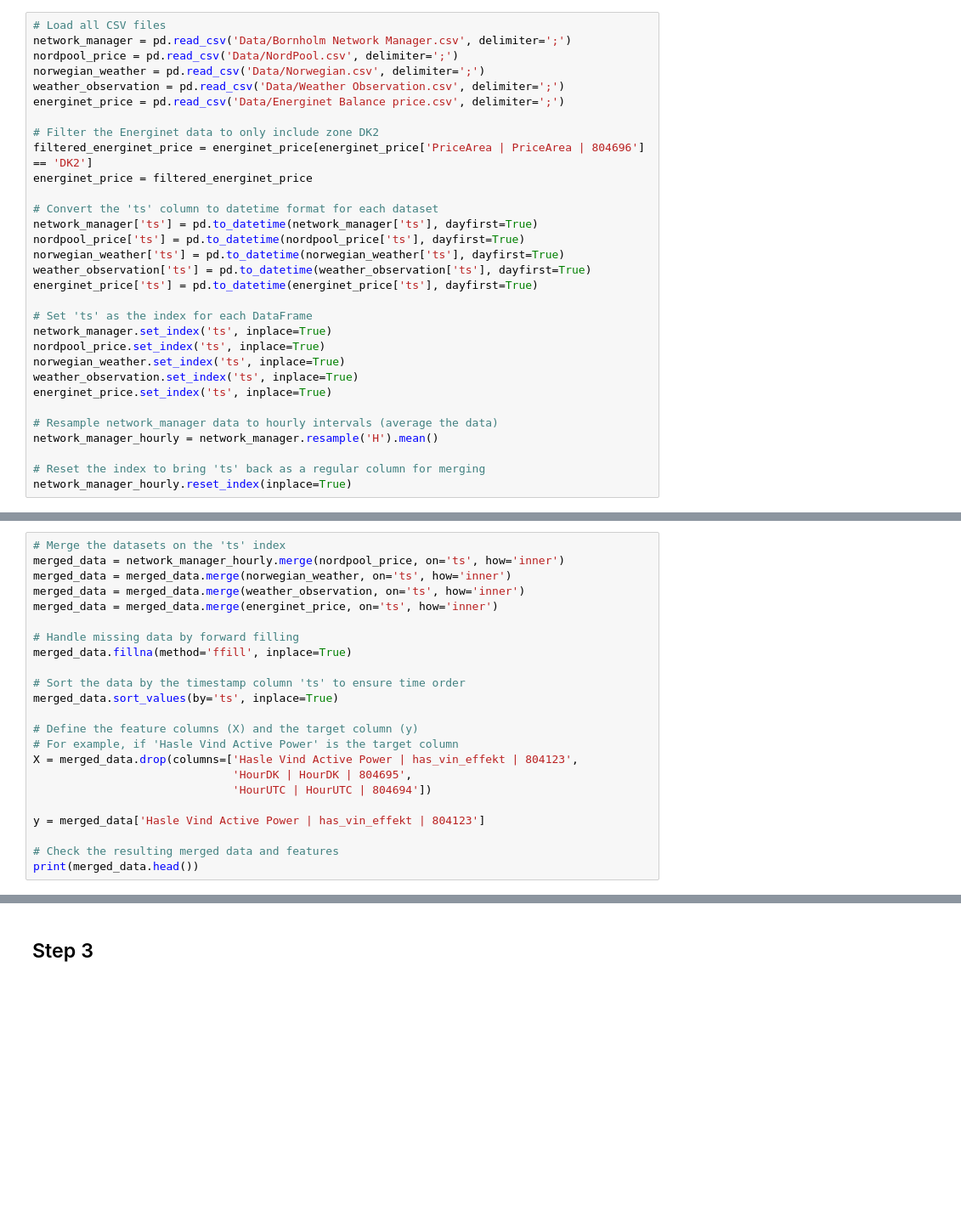
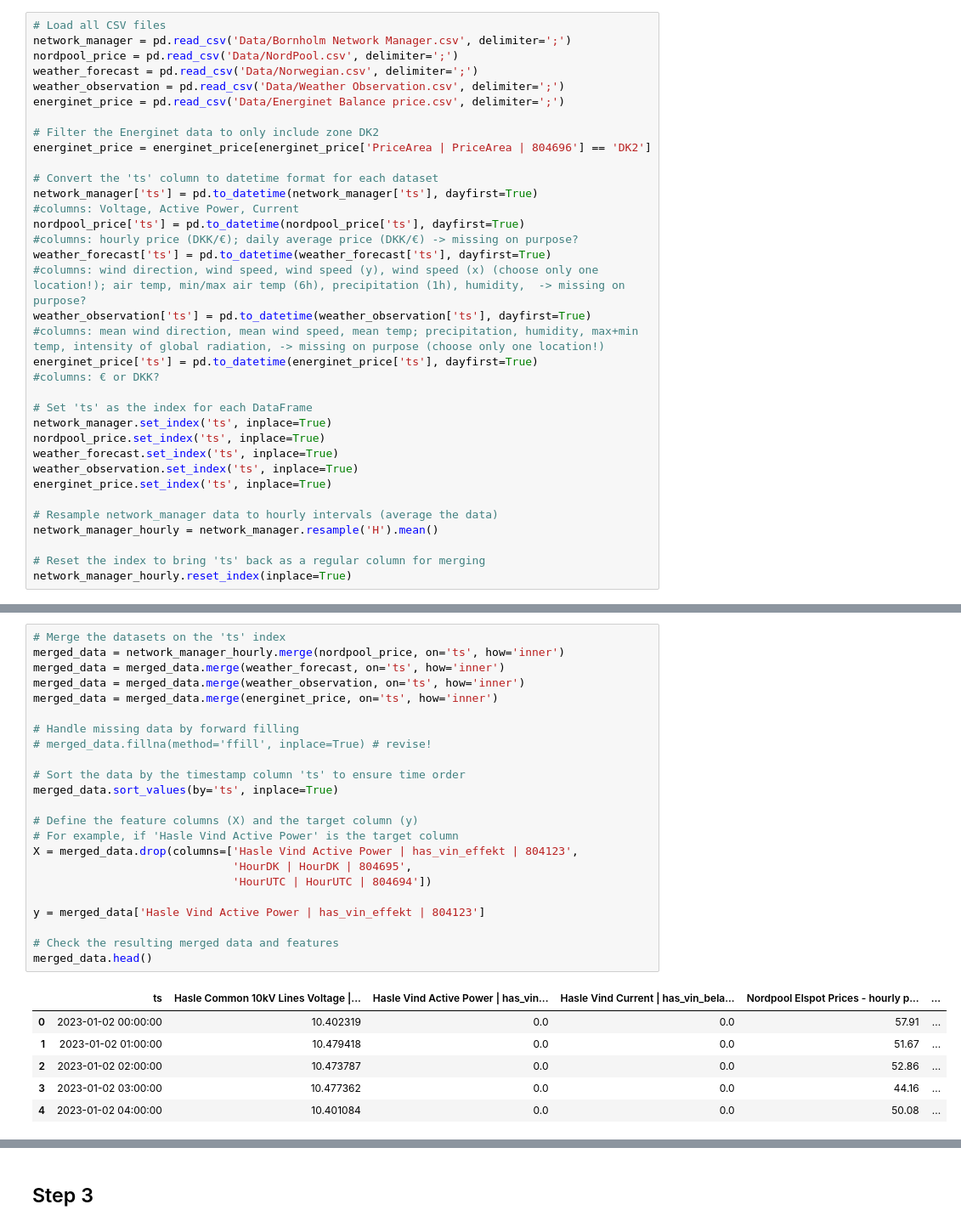
Before and after one commit to Max-f123/Machine_Learning_in_Energy_Systems, a Jupyter notebook: Assignment.ipynb, the cells around one changed output, grey strips where cells are left out. Shown at 85% size. Drawn from its saved outputs; the diff is of its cells as text; blank space fills up the shorter version.

```diff
--- a/Assignment.ipynb
+++ b/Assignment.ipynb
@@ -13,25 +14,29 @@ from sklearn.linear_model import LinearRegression
 # Load all CSV files
 network_manager = pd.read_csv('Data/Bornholm Network Manager.csv', delimiter=';')
 nordpool_price = pd.read_csv('Data/NordPool.csv', delimiter=';')
-norwegian_weather = pd.read_csv('Data/Norwegian.csv', delimiter=';')
+weather_forecast = pd.read_csv('Data/Norwegian.csv', delimiter=';')
 weather_observation = pd.read_csv('Data/Weather Observation.csv', delimiter=';')
 energinet_price = pd.read_csv('Data/Energinet Balance price.csv', delimiter=';')
 
 # Filter the Energinet data to only include zone DK2
-filtered_energinet_price = energinet_price[energinet_price['PriceArea | PriceArea | 804696'] == 'DK2']
-energinet_price = filtered_energinet_price
+energinet_price = energinet_price[energinet_price['PriceArea | PriceArea | 804696'] == 'DK2']
 
 # Convert the 'ts' column to datetime format for each dataset
 network_manager['ts'] = pd.to_datetime(network_manager['ts'], dayfirst=True)
+#columns: Voltage, Active Power, Current
 nordpool_price['ts'] = pd.to_datetime(nordpool_price['ts'], dayfirst=True)
-norwegian_weather['ts'] = pd.to_datetime(norwegian_weather['ts'], dayfirst=True)
+#columns: hourly price (DKK/€); daily average price (DKK/€) -> missing on purpose?
+weather_forecast['ts'] = pd.to_datetime(weather_forecast['ts'], dayfirst=True)
+#columns: wind direction, wind speed, wind speed (y), wind speed (x) (choose only one location!); air temp, min/max air temp (6h), precipitation (1h), humidity,  -> missing on purpose?
 weather_observation['ts'] = pd.to_datetime(weather_observation['ts'], dayfirst=True)
+#columns: mean wind direction, mean wind speed, mean temp; precipitation, humidity, max+min temp, intensity of global radiation, -> missing on purpose (choose only one location!)
 energinet_price['ts'] = pd.to_datetime(energinet_price['ts'], dayfirst=True)
+#columns: € or DKK?
 
 # Set 'ts' as the index for each DataFrame
 network_manager.set_index('ts', inplace=True)
 nordpool_price.set_index('ts', inplace=True)
-norwegian_weather.set_index('ts', inplace=True)
+weather_forecast.set_index('ts', inplace=True)
 weather_observation.set_index('ts', inplace=True)
 energinet_price.set_index('ts', inplace=True)
 
@@ -69,24 +108,30 @@ DatetimeIndex(['2023-01-01 00:00:00', '2023-01-01 01:00:00',
 # %%
 # Merge the datasets on the 'ts' index
 merged_data = network_manager_hourly.merge(nordpool_price, on='ts', how='inner')
-merged_data = merged_data.merge(norwegian_weather, on='ts', how='inner')
+merged_data = merged_data.merge(weather_forecast, on='ts', how='inner')
 merged_data = merged_data.merge(weather_observation, on='ts', how='inner')
 merged_data = merged_data.merge(energinet_price, on='ts', how='inner')
 
 # Handle missing data by forward filling
-merged_data.fillna(method='ffill', inplace=True)
+# merged_data.fillna(method='ffill', inplace=True) # revise!
 
 # Sort the data by the timestamp column 'ts' to ensure time order
 merged_data.sort_values(by='ts', inplace=True)
 
 # Define the feature columns (X) and the target column (y)
 # For example, if 'Hasle Vind Active Power' is the target column
 X = merged_data.drop(columns=['Hasle Vind Active Power | has_vin_effekt | 804123',
                               'HourDK | HourDK | 804695',
                               'HourUTC | HourUTC | 804694'])
 
 y = merged_data['Hasle Vind Active Power | has_vin_effekt | 804123']
 
 # Check the resulting merged data and features
-print(merged_data.head())
+merged_data.head()
 # %% [output]
+|  | ts | Hasle Common 10kV Lines Voltage |... | Hasle Vind Active Power | has_vin... | Hasle Vind Current | has_vin_bela... | Nordpool Elspot Prices - hourly p... | ... |
+| 0 | 2023-01-02 00:00:00 | 10.402319 | 0.0 | 0.0 | 57.91 | ... |
+| 1 | 2023-01-02 01:00:00 | 10.479418 | 0.0 | 0.0 | 51.67 | ... |
+| 2 | 2023-01-02 02:00:00 | 10.473787 | 0.0 | 0.0 | 52.86 | ... |
+| 3 | 2023-01-02 03:00:00 | 10.477362 | 0.0 | 0.0 | 44.16 | ... |
+| 4 | 2023-01-02 04:00:00 | 10.401084 | 0.0 | 0.0 | 50.08 | ... |
```
Also changed, not shown: parts of 15 cells of this notebook, 1 other file.
